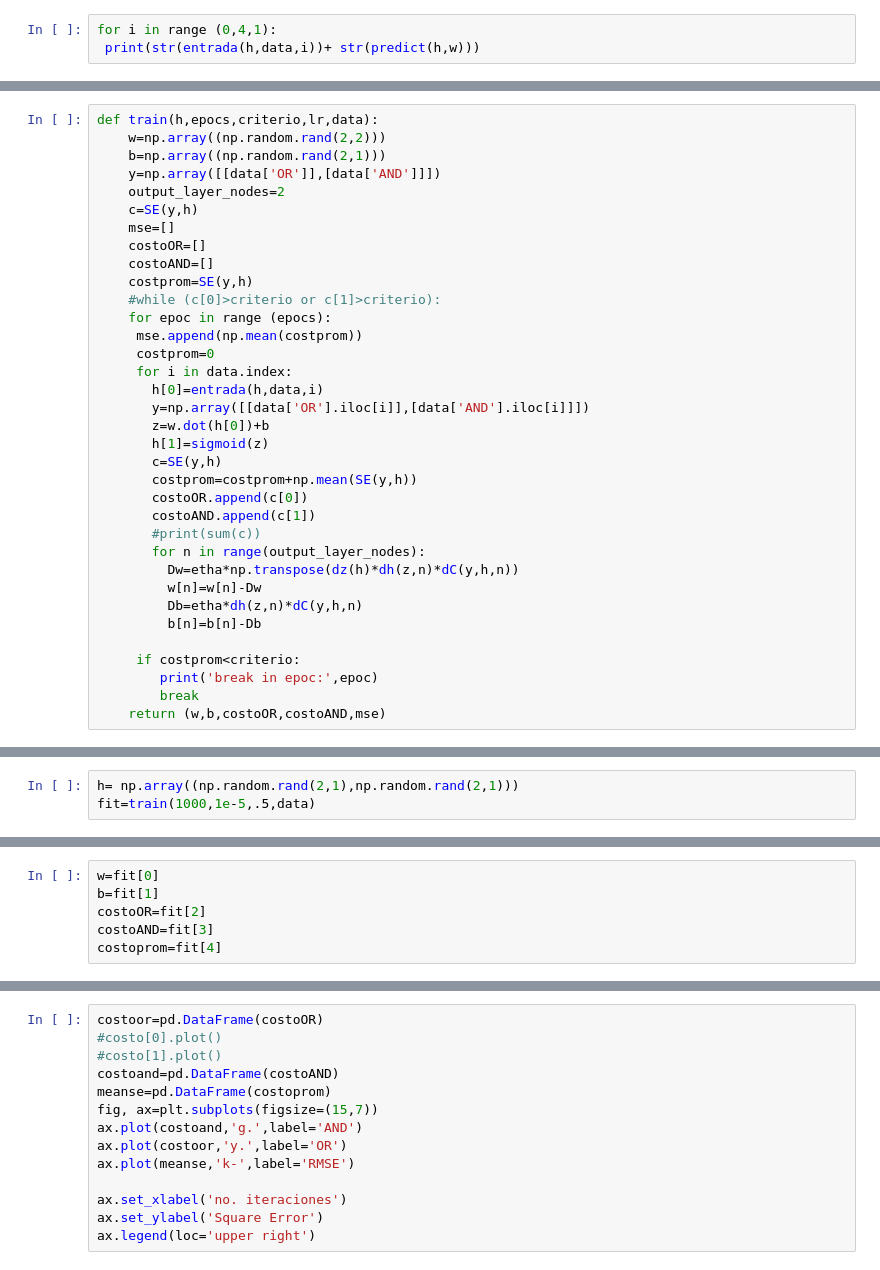
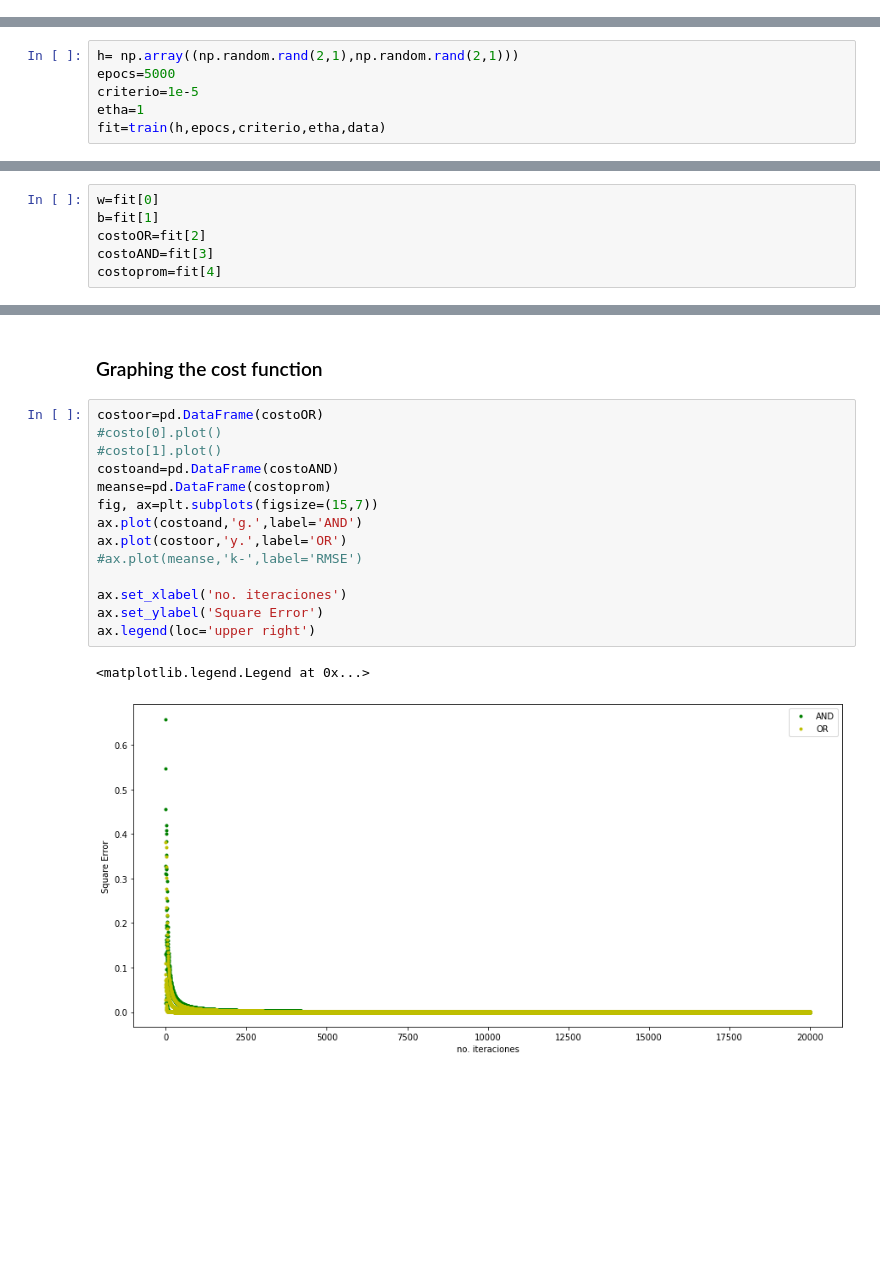
Before and after one commit to alejgdr/simple_perceptron, a Jupyter notebook: New_ ORAND .ipynb, the cells around one changed output, grey strips where cells are left out. Cells and saved outputs as stored; diff of their text form; blank space fills up the shorter version.

```diff
--- a/New_ ORAND .ipynb
+++ b/New_ ORAND .ipynb
@@ -107,3 +4,0 @@ def predict(h,w):
-# %%
-for i in range (0,4,1):
- print(str(entrada(h,data,i))+ str(predict(h,w)))
@@ -259,35 +86,0 @@ print('output',predict(h,w))
-# %%
-def train(h,epocs,criterio,lr,data):
-    w=np.array((np.random.rand(2,2)))
-    b=np.array((np.random.rand(2,1)))
-    y=np.array([[data['OR']],[data['AND']]])
-    output_layer_nodes=2
-    c=SE(y,h)
-    mse=[]
-    costoOR=[]
-    costoAND=[]
-    costprom=SE(y,h)
-    #while (c[0]>criterio or c[1]>criterio):
-    for epoc in range (epocs):
-     mse.append(np.mean(costprom))
-     costprom=0
-     for i in data.index:
-       h[0]=entrada(h,data,i)
-       y=np.array([[data['OR'].iloc[i]],[data['AND'].iloc[i]]])
-       z=w.dot(h[0])+b
-       h[1]=sigmoid(z)
-       c=SE(y,h)
-       costprom=costprom+np.mean(SE(y,h))
-       costoOR.append(c[0])
-       costoAND.append(c[1])
-       #print(sum(c))
-       for n in range(output_layer_nodes):
-         Dw=etha*np.transpose(dz(h)*dh(z,n)*dC(y,h,n))
-         w[n]=w[n]-Dw
-         Db=etha*dh(z,n)*dC(y,h,n)
-         b[n]=b[n]-Db
-
-     if costprom<criterio:
-        print('break in epoc:',epoc)
-        break
-    return (w,b,costoOR,costoAND,mse)
@@ -294,3 +89,6 @@ def train(h,epocs,criterio,lr,data):
 # %%
 h= np.array((np.random.rand(2,1),np.random.rand(2,1)))
-fit=train(1000,1e-5,.5,data)
+epocs=5000
+criterio=1e-5
+etha=1
+fit=train(h,epocs,criterio,etha,data)
@@ -303,14 +131,19 @@ costoprom=fit[4]
+# %% [markdown]
+### Graphing the cost function
 # %%
 costoor=pd.DataFrame(costoOR)
 #costo[0].plot()
 #costo[1].plot()
 costoand=pd.DataFrame(costoAND)
 meanse=pd.DataFrame(costoprom)
 fig, ax=plt.subplots(figsize=(15,7))
 ax.plot(costoand,'g.',label='AND')
 ax.plot(costoor,'y.',label='OR')
-ax.plot(meanse,'k-',label='RMSE')
+#ax.plot(meanse,'k-',label='RMSE')
 
 ax.set_xlabel('no. iteraciones')
 ax.set_ylabel('Square Error')
 ax.legend(loc='upper right')
+# %% [output]
+<matplotlib.legend.Legend at 0x...>
+[figure, added]
```
Also changed, not shown: parts of 53 cells of this notebook.
